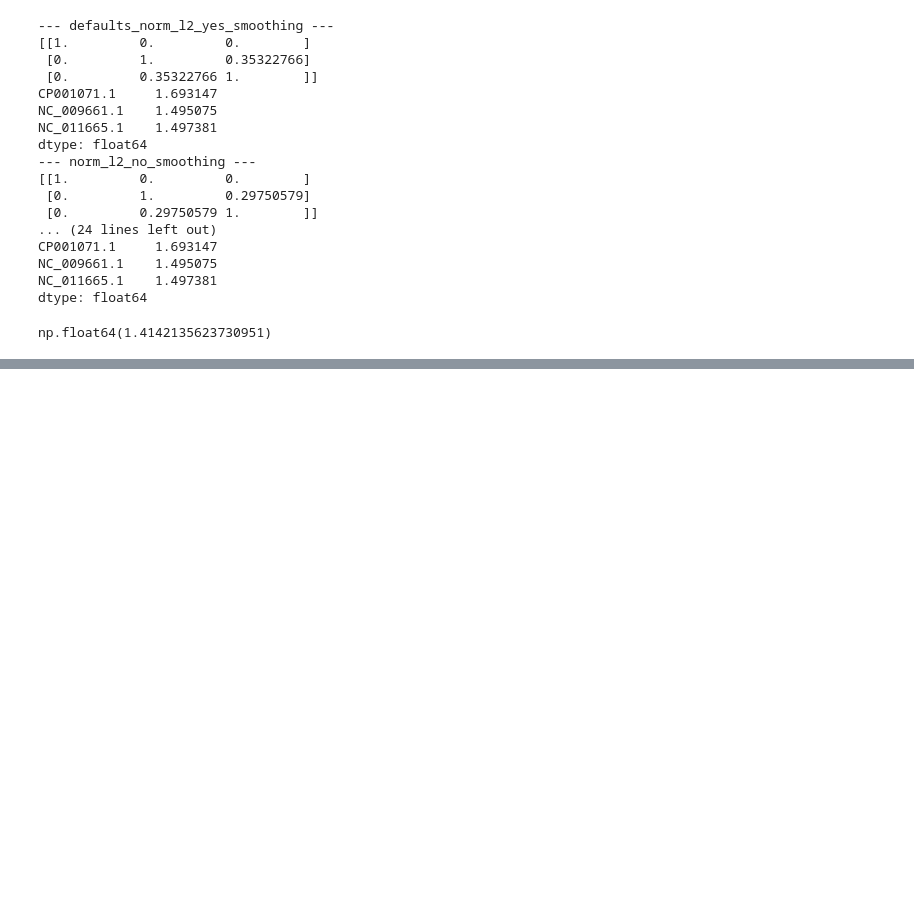
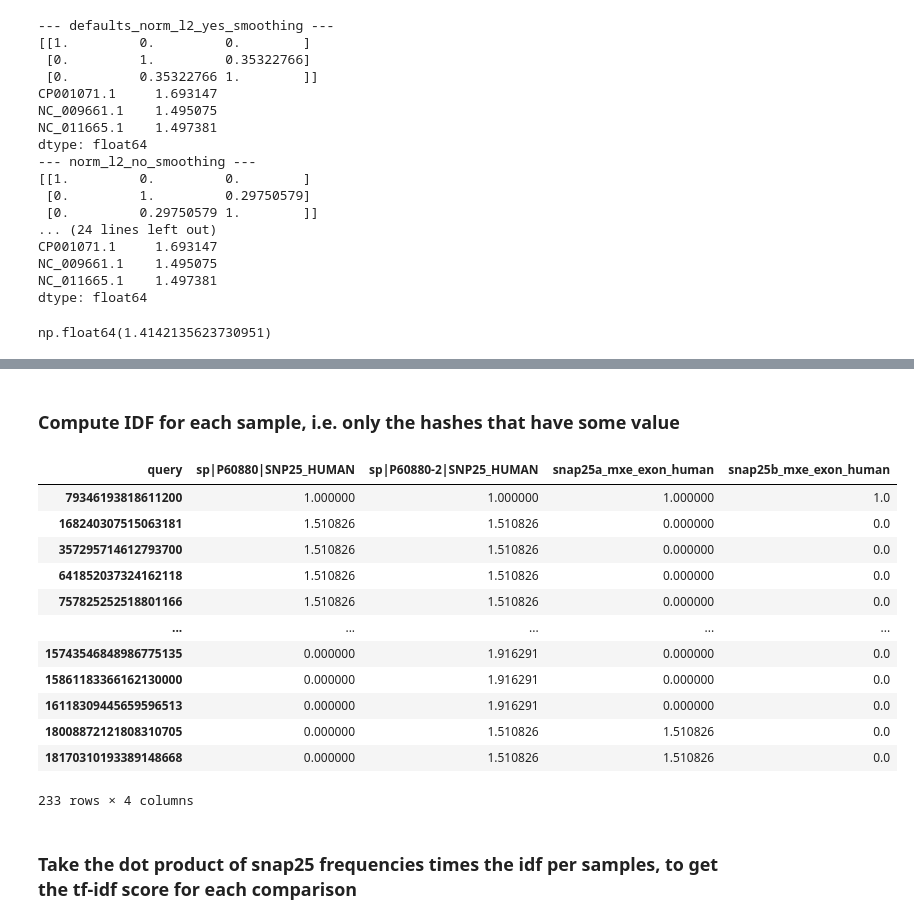
Before and after one commit to seanome/2024-sourmash-branchwater-tf-idf, a Jupyter notebook: notebooks/01-prob_overlap_and_tf-idf.ipynb, the cells around one changed output, grey strips where cells are left out. Saved outputs shown, nothing was run; the diff lists cells and outputs as text; code cells hidden in the pictures; blank space fills up the shorter version.

```diff
--- a/notebooks/01-prob_overlap_and_tf-idf.ipynb
+++ b/notebooks/01-prob_overlap_and_tf-idf.ipynb
@@ -453,0 +747,24 @@ np.float64(1.4142135623730951)
+# %% [markdown]
+### Compute IDF for each sample, i.e. only the hashes that have some value
+# %%
+snap25_idf_per_sample = snap25_freqs[snap25_freqs == 0]
+snap25_idf_per_sample = snap25_idf_per_sample.apply(
+    lambda x: x.fillna(snap25_idf_smooth)
+)
+snap25_idf_per_sample
+# %% [output]
+| query | sp|P60880|SNP25_HUMAN | sp|P60880-2|SNP25_HUMAN | snap25a_mxe_exon_human | snap25b_mxe_exon_human |
+| 79346193818611200 | 1.000000 | 1.000000 | 1.000000 | 1.0 |
+| 168240307515063181 | 1.510826 | 1.510826 | 0.000000 | 0.0 |
+| 357295714612793700 | 1.510826 | 1.510826 | 0.000000 | 0.0 |
+| 641852037324162118 | 1.510826 | 1.510826 | 0.000000 | 0.0 |
+| 757825252518801166 | 1.510826 | 1.510826 | 0.000000 | 0.0 |
+| ... | ... | ... | ... | ... |
+| 15743546848986775135 | 0.000000 | 1.916291 | 0.000000 | 0.0 |
+| 15861183366162130000 | 0.000000 | 1.916291 | 0.000000 | 0.0 |
+| 16118309445659596513 | 0.000000 | 1.916291 | 0.000000 | 0.0 |
+| 18008872121808310705 | 0.000000 | 1.510826 | 1.510826 | 0.0 |
+| 18170310193389148668 | 0.000000 | 1.510826 | 1.510826 | 0.0 |
+233 rows × 4 columns
+# %% [markdown]
+### Take the dot product of snap25 frequencies times the idf per samples, to get the tf-idf score for each comparison
```
Also changed, not shown: parts of 34 cells of this notebook.
